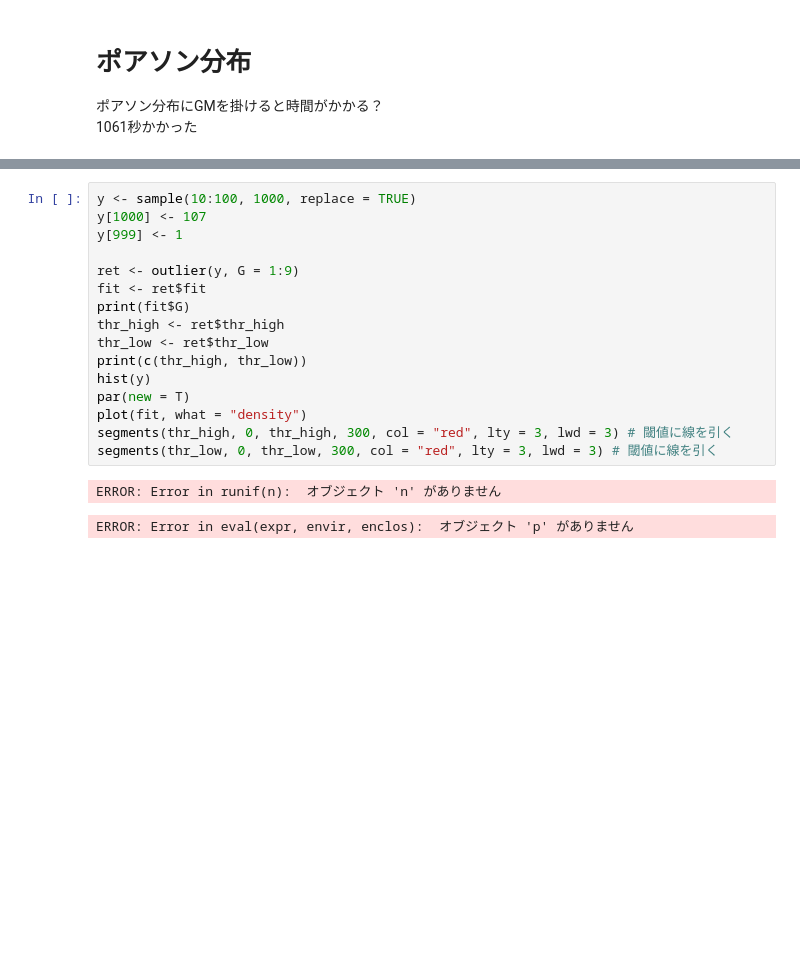
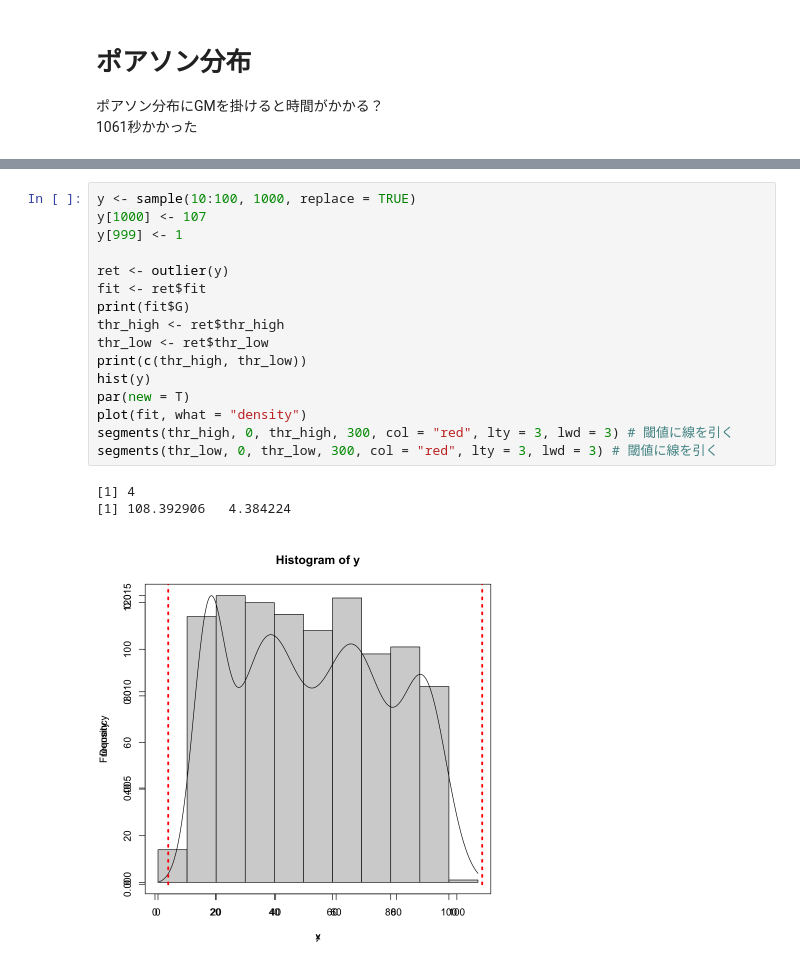
Before and after one commit to notfolder/R-datagen, a Jupyter notebook: R-outlier.ipynb, the cells around one changed output, grey strips where cells are left out. Drawn from its saved outputs; the diff is of its cells as text; blank space fills up the shorter version.

```diff
--- a/R-outlier.ipynb
+++ b/R-outlier.ipynb
@@ -158,22 +156,23 @@ segments(thr_low, 0, thr_low, 300, col = "red", lty = 3, lwd = 3) # 閾値に線
 # %%
 y <- sample(10:100, 1000, replace = TRUE)
 y[1000] <- 107
 y[999] <- 1
 
-ret <- outlier(y, G = 1:9)
+ret <- outlier(y)
 fit <- ret$fit
 print(fit$G)
 thr_high <- ret$thr_high
 thr_low <- ret$thr_low
 print(c(thr_high, thr_low))
 hist(y)
 par(new = T)
 plot(fit, what = "density")
 segments(thr_high, 0, thr_high, 300, col = "red", lty = 3, lwd = 3) # 閾値に線を引く
 segments(thr_low, 0, thr_low, 300, col = "red", lty = 3, lwd = 3) # 閾値に線を引く
 # %% [output]
-ERROR: Error in runif(n):  オブジェクト 'n' がありません
+[1] 4
+[1] 108.392906   4.384224
-ERROR: Error in eval(expr, envir, enclos):  オブジェクト 'p' がありません
+[figure, added]
 # %%
 p <- dnorm(10:100, mean = 50, sd = 20)
 y <- sample(10:100, 1000, replace = TRUE, prob = p)
```
Also changed, not shown: parts of 9 cells of this notebook.
